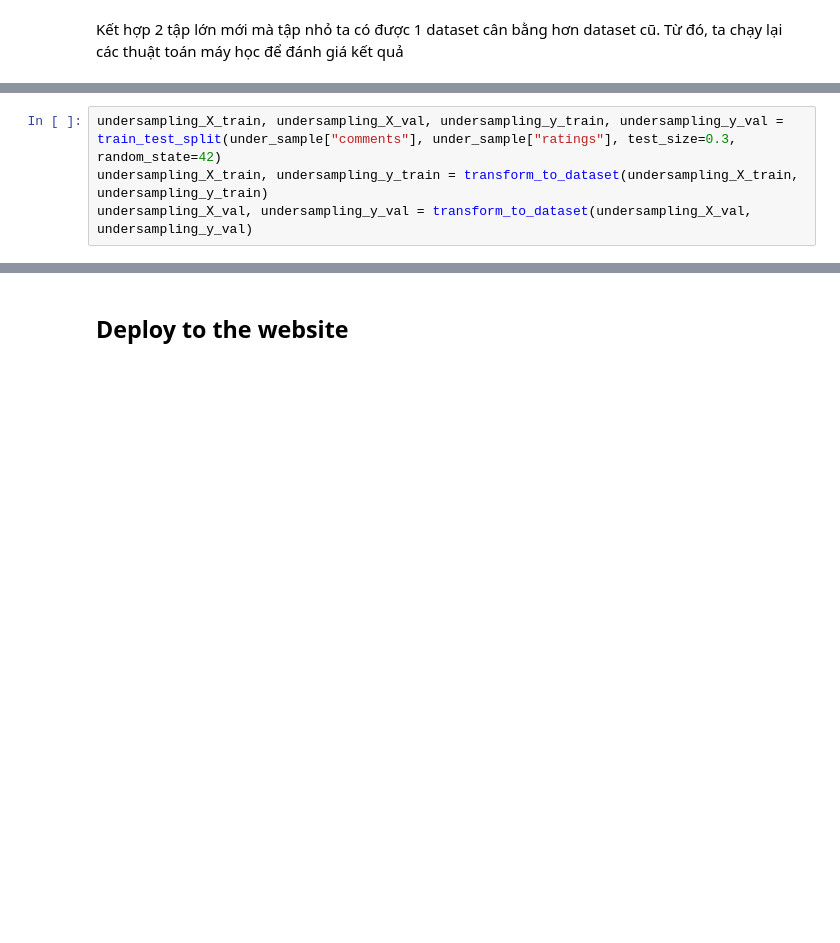
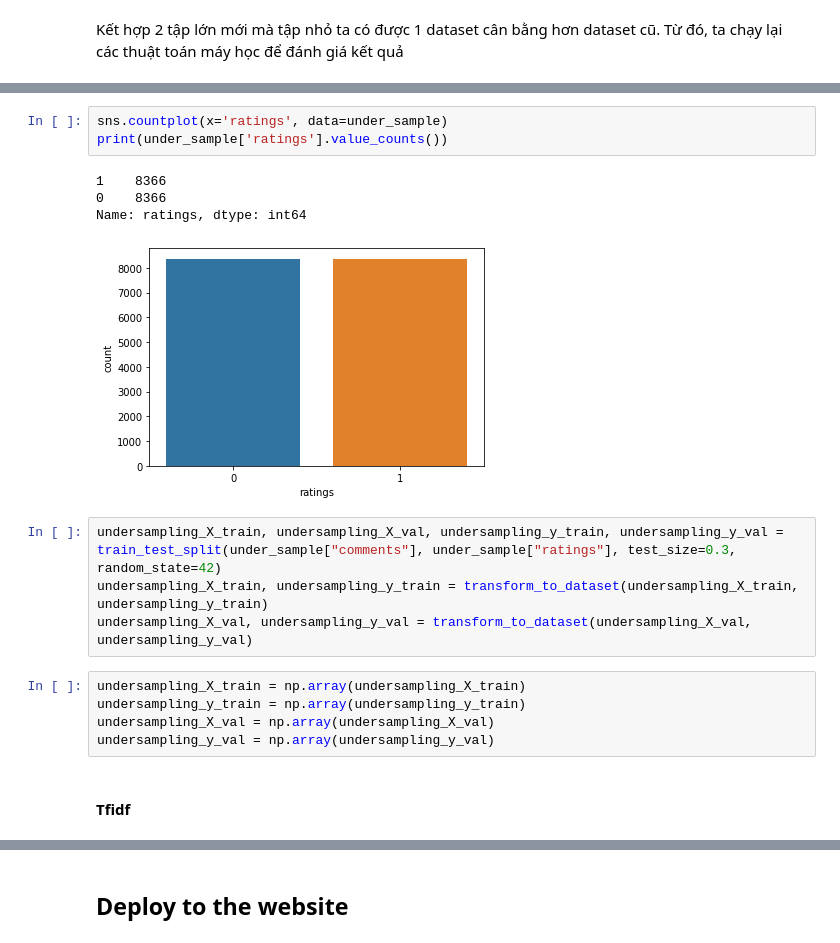
Before and after one commit to DatDoc/CS114.K21.KHTN, a Jupyter notebook: sentiment_analysis/sentiment_analysis.ipynb, the cells around one changed output, grey strips where cells are left out. Drawn from its saved outputs; the diff is of its cells as text; blank space fills up the shorter version.

```diff
--- a/sentiment_analysis/sentiment_analysis.ipynb
+++ b/sentiment_analysis/sentiment_analysis.ipynb
@@ -935,9 +954,24 @@ print(under_sample)
 
 [16732 rows x 2 columns]
+# %%
+sns.countplot(x='ratings', data=under_sample)
+print(under_sample['ratings'].value_counts())
+# %% [output]
+1    8366
+0    8366
+Name: ratings, dtype: int64
+[figure, added]
 # %%
 undersampling_X_train, undersampling_X_val, undersampling_y_train, undersampling_y_val = train_test_split(under_sample["comments"], under_sample["ratings"], test_size=0.3, random_state=42)
 undersampling_X_train, undersampling_y_train = transform_to_dataset(undersampling_X_train, undersampling_y_train)
 undersampling_X_val, undersampling_y_val = transform_to_dataset(undersampling_X_val, undersampling_y_val)
+# %%
+undersampling_X_train = np.array(undersampling_X_train)
+undersampling_y_train = np.array(undersampling_y_train)
+undersampling_X_val = np.array(undersampling_X_val)
+undersampling_y_val = np.array(undersampling_y_val)
+# %% [markdown]
+#### Tfidf
 # %%
 tf_undersampling = TfidfVectorizer(min_df=5,max_df= 0.8,max_features=3000,sublinear_tf=True)
 tf_undersampling.fit(undersampling_X_train)
```
Also changed, not shown: parts of 41 cells of this notebook.
